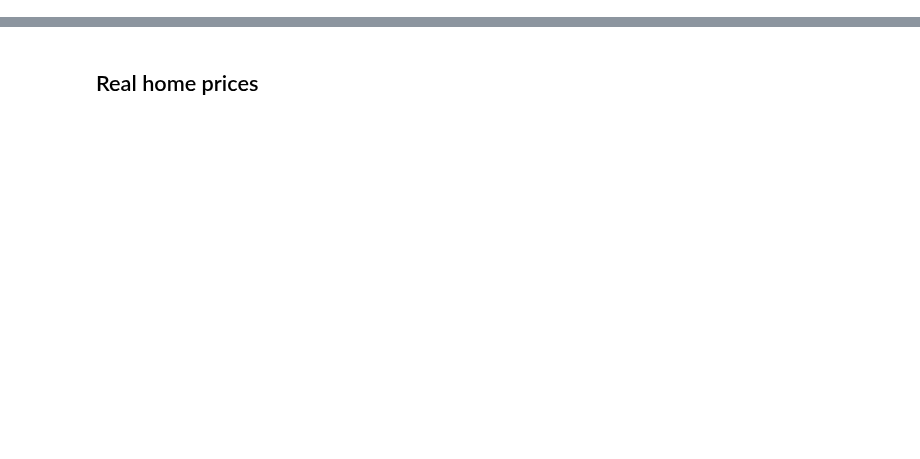
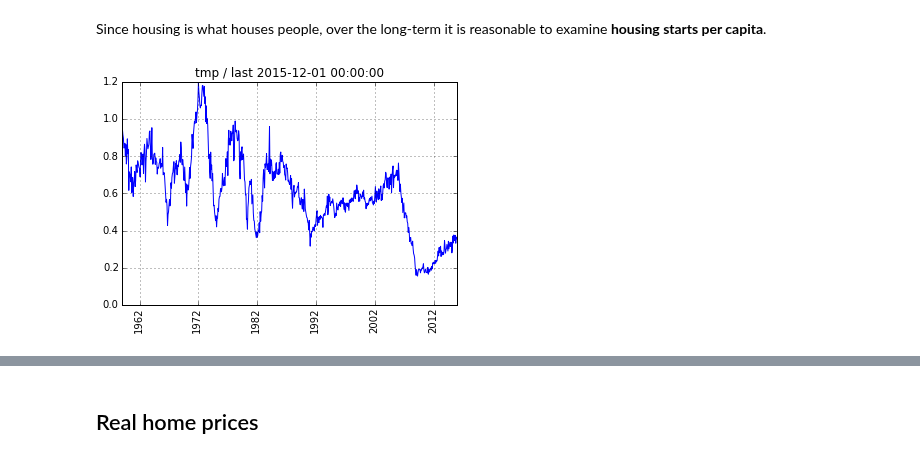
Before and after one commit to rsvp/fecon235, a Jupyter notebook: nb/fred-housing.ipynb, the cells around one changed output, grey strips where cells are left out. Drawn from its saved outputs; the diff is of its cells as text; code cells hidden in the pictures; blank space fills up the shorter version.

```diff
--- a/nb/fred-housing.ipynb
+++ b/nb/fred-housing.ipynb
@@ -125,0 +83,4 @@ georet(homepx, 12)
+# %%
+#  In thousands of units:
+hs = get( m4housing )
+#         m4 indicates monthly frequency.
@@ -125,0 +89,6 @@ georet(homepx, 12)
+# %% [markdown]
+Since housing is what houses people, over the long-term
+it is reasonable to examine **housing starts per capita**.
+# %%
+#  US population in thousands:
+pop = get( m4pop )
@@ -125,0 +98,4 @@ georet(homepx, 12)
+# %%
+plot( hspop )
+# %% [output]
+[figure, added]
```
Also changed, not shown: parts of 65 cells of this notebook.
